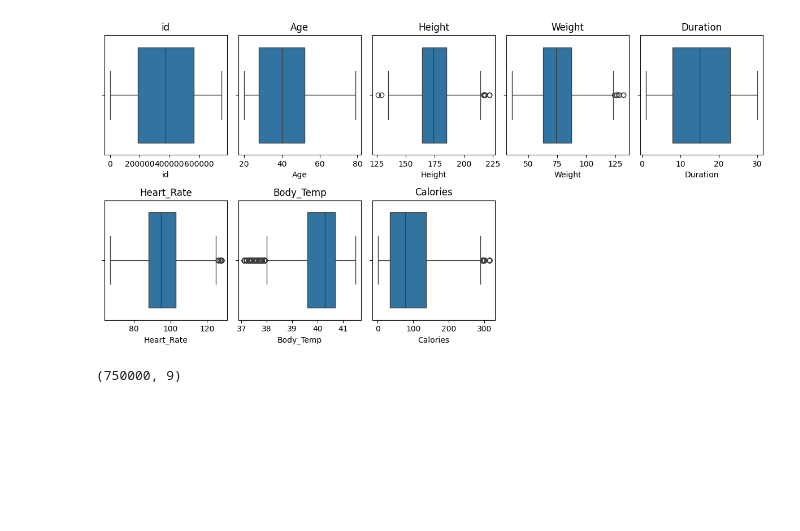
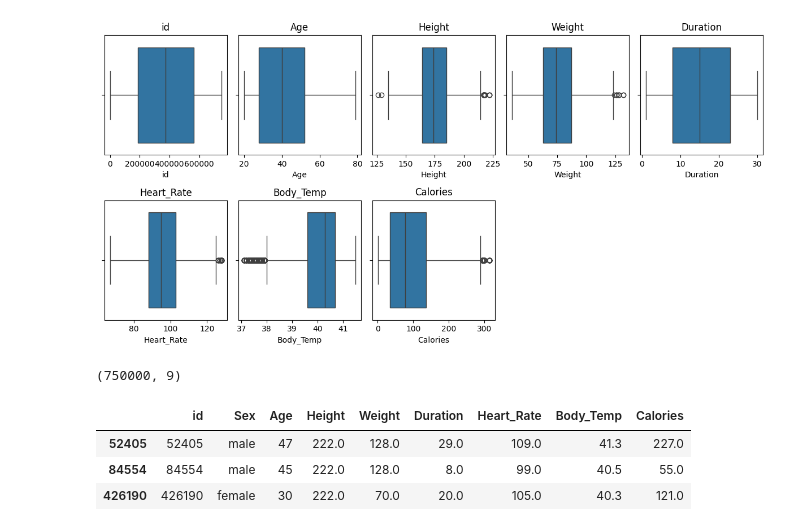
Before and after one commit to kokilagaurav/energy_expenditure_estimator, a Jupyter notebook: notebook.ipynb, the cells around one changed output. Saved outputs shown, nothing was run; the diff lists cells and outputs as text; code cells hidden in the pictures; blank space fills up the shorter version.

```diff
--- a/notebook.ipynb
+++ b/notebook.ipynb
@@ -87,3 +87,11 @@ plt.show()
 df.shape
 # %% [output]
 (750000, 9)
+# %%
+height_outliers = df[(df['Height'] > 220) | (df['Height'] < 125)]
+height_outliers
+# %% [output]
+|  | id | Sex | Age | Height | Weight | Duration | Heart_Rate | Body_Temp | Calories |
+| 52405 | 52405 | male | 47 | 222.0 | 128.0 | 29.0 | 109.0 | 41.3 | 227.0 |
+| 84554 | 84554 | male | 45 | 222.0 | 128.0 | 8.0 | 99.0 | 40.5 | 55.0 |
+| 426190 | 426190 | female | 30 | 222.0 | 70.0 | 20.0 | 105.0 | 40.3 | 121.0 |
```
Also changed, not shown: parts of 6 cells of this notebook.
